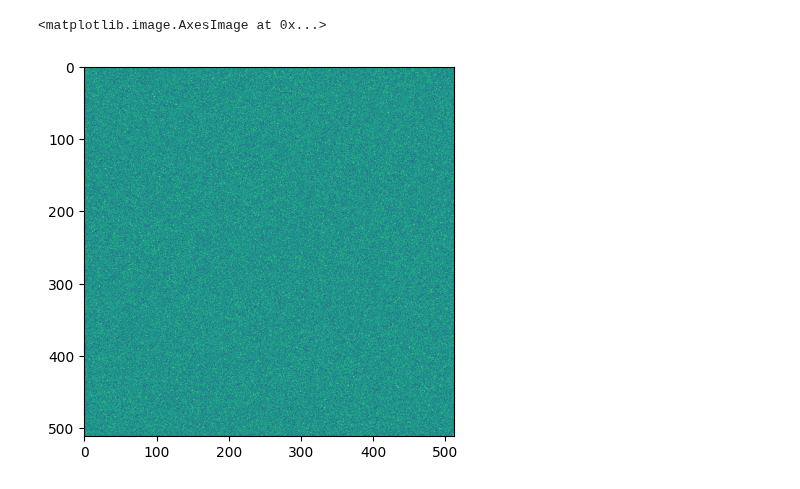
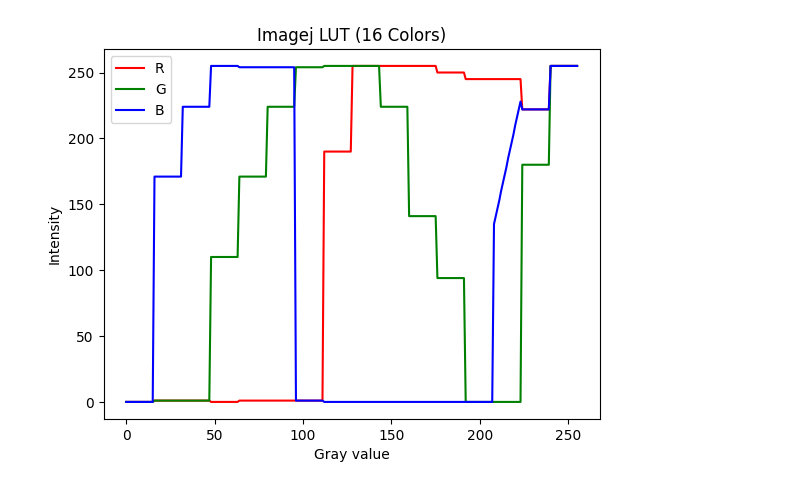
Before and after one commit to yumekasa5/Pyhton, a Jupyter notebook: jupyter/experiment/doocumet_create.ipynb, the cells around one changed output. Saved outputs shown, nothing was run; the diff lists cells and outputs as text; code cells hidden in the pictures.

```diff
--- a/jupyter/experiment/doocumet_create.ipynb
+++ b/jupyter/experiment/doocumet_create.ipynb
@@ -6,14 +12,44 @@ import glob
+# %%
+# ImageJ "16 Colors" LUT
+imagej_16Colors_lut_path = './data/luts/16_Colors.lut'
+f = open(imagej_16Colors_lut_path, 'rb')
+_data = f.read()
+f.close()
+imagej_16Colors_lut = np.reshape(np.array([i for i in _data]), (3, 256))
+imgj_16Colors = ListedColormap((np.reshape(imagej_16Colors_lut, (3, 256)).T) / 255.0)
+pix = np.linspace(0, 255, 256)
+
+def apply_lut(_img, _lut):
+    _r, _g, _b = _lut
+    _row, _col = _img.shape
+    _rimg = np.zeros((_row, _col))
+    _gimg = np.zeros((_row, _col))
+    _bimg = np.zeros((_row, _col))
+    for y in range(_row):
+        for x in range(_col):
+            _rimg[y, x] = _r[int(_img[y, x])]
+            _gimg[y, x] = _g[int(_img[y, x])]
+            _bimg[y, x] = _b[int(_img[y, x])]
+    color_img = cv2.merge((_rimg, _gimg, _bimg))
+    return color_img
+
+# Display LUT
+fig, ax = plt.subplots()
+ax.plot(pix, imagej_16Colors_lut[0, :], color='red', label='R')
+ax.plot(pix, imagej_16Colors_lut[1, :], color='green', label='G')
+ax.plot(pix, imagej_16Colors_lut[2, :], color='blue', label='B')
+ax.set_title('Imagej LUT (16 Colors)')
+ax.set_xlabel('Gray value')
+ax.set_ylabel('Intensity')
+ax.legend()
+plt.show()
+# %% [output]
+[figure, added]
 # %%
 path_list = glob.glob('./data/image/*.png')
 img_list = [cv2.imread(path, cv2.IMREAD_ANYDEPTH) for path in path_list]
 x = np.linspace(0, 511, 512)
 target = 20000
-# %%
-fig, ax = plt.subplots()
-ax.imshow(img_list[0])
-# %% [output]
-<matplotlib.image.AxesImage at 0x...>
-[figure, removed]
 # %%
 def rotate_all_images(_img_list):
     _images = _img_list
```
Also changed, not shown: parts of 7 cells of this notebook, 2 other files.
